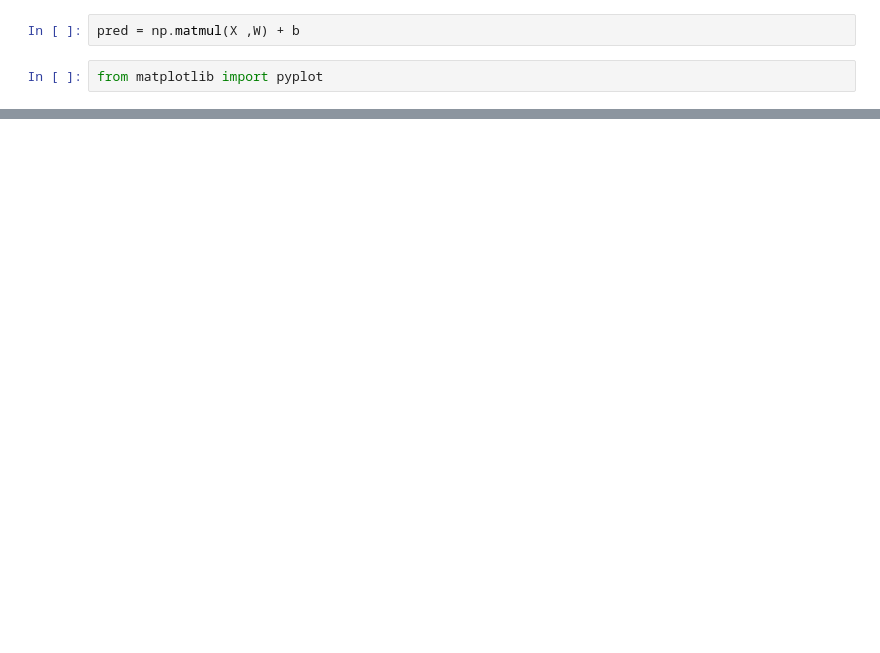
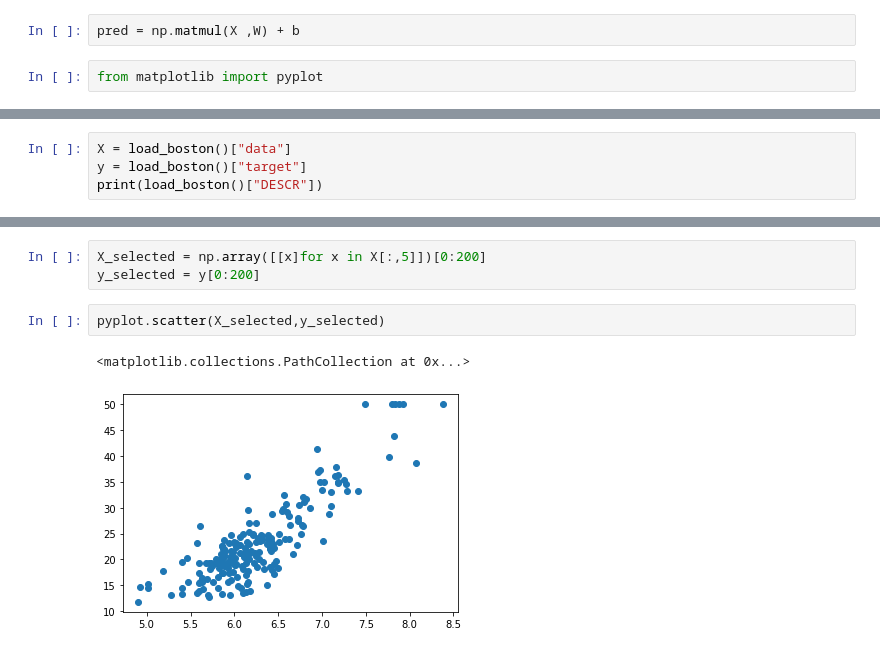
Before and after one commit to msparsh/ml-algorithms, a Jupyter notebook: Stochastic_Gradient_Descent_Implementation.ipynb, the cells around one changed output, grey strips where cells are left out. Cells and saved outputs as stored; diff of their text form; blank space fills up the shorter version.

```diff
--- a/Stochastic_Gradient_Descent_Implementation.ipynb
+++ b/Stochastic_Gradient_Descent_Implementation.ipynb
@@ -73,0 +76,4 @@ pyplot.scatter(X[i:j],pred[i:j])
+# %%
+X = load_boston()["data"]
+y = load_boston()["target"]
+print(load_boston()["DESCR"])
@@ -73,0 +98,8 @@ pyplot.scatter(X[i:j],pred[i:j])
+# %%
+X_selected = np.array([[x]for x in X[:,5]])[0:200]
+y_selected = y[0:200]
+# %%
+pyplot.scatter(X_selected,y_selected)
+# %% [output]
+<matplotlib.collections.PathCollection at 0x...>
+[figure, added]
```
Also changed, not shown: parts of 11 cells of this notebook.
